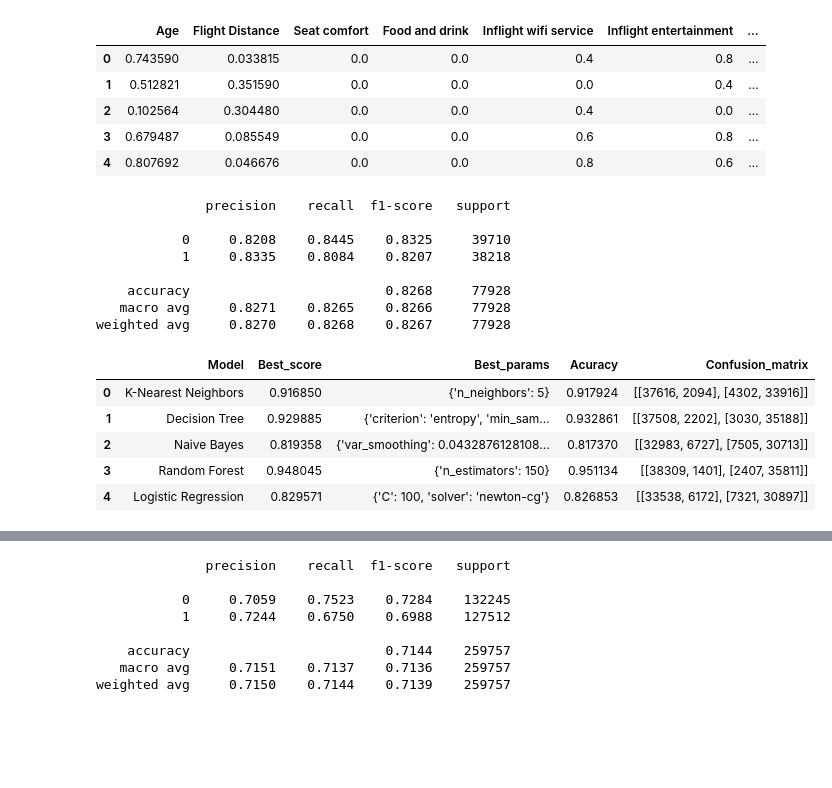
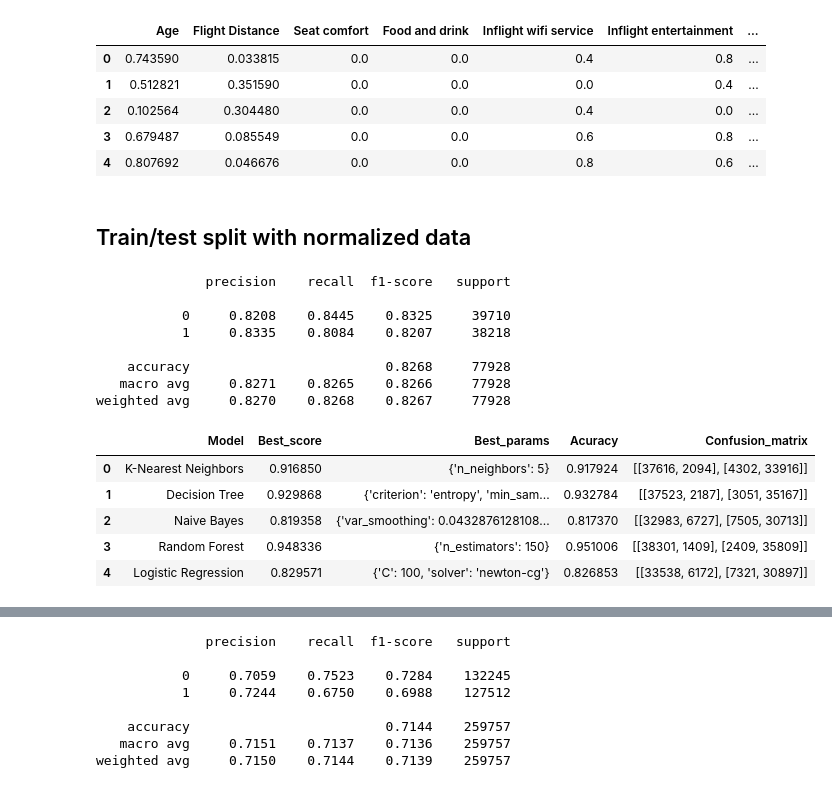
Before and after one commit to GhadahMajid/Project3, a Jupyter notebook: Project_3_Notebook.ipynb, the cells around one changed output, grey strips where cells are left out. Cells and saved outputs as stored; diff of their text form; code cells hidden in the pictures; blank space fills up the shorter version.

```diff
--- a/Project_3_Notebook.ipynb
+++ b/Project_3_Notebook.ipynb
@@ -502,6 +502,8 @@ X_scaled.head()
 | 2 | 0.102564 | 0.304480 | 0.0 | 0.0 | 0.4 | 0.0 | ... |
 | 3 | 0.679487 | 0.085549 | 0.0 | 0.0 | 0.6 | 0.8 | ... |
 | 4 | 0.807692 | 0.046676 | 0.0 | 0.0 | 0.8 | 0.6 | ... |
+# %% [markdown]
+## Train/test split with normalized data
 # %%
 Xscaled_train, Xscaled_test, yscaled_train, yscaled_test = train_test_split(X_scaled, y, test_size=0.3, random_state=100)
 # %%
@@ -545,36 +547,36 @@ model_params = {
         'params' : {
             'n_estimators': [10,100, 150]
         }
     },
     'Logistic Regression' : {
         'model': LogisticRegression(),
         'params': {
             'C': [1,10,100],
             'solver': ['newton-cg', 'liblinear']
         }
     }
 }
 
 scores = []
 
 for model_name, mp in model_params.items():
     clf =  GridSearchCV(mp['model'], mp['params'], cv=5, return_train_score=False)
     clf.fit(Xscaled_train, yscaled_train)
     predictions = clf.predict(Xscaled_test)
     scores.append({
         'Model': model_name,
         'Best_score': clf.best_score_,
         'Best_params': clf.best_params_,
         'Acuracy': accuracy_score(yscaled_test,predictions),
         'Confusion_matrix': confusion_matrix(yscaled_test,predictions)
     })
 
-df_train_test_split = pd.DataFrame(scores,columns=['Model','Best_score','Best_params', 'Acuracy','Confusion_matrix'])
-df_train_test_split
+df_train_test_splitN = pd.DataFrame(scores,columns=['Model','Best_score','Best_params', 'Acuracy','Confusion_matrix'])
+df_train_test_splitN
 # %% [output]
 |  | Model | Best_score | Best_params | Acuracy | Confusion_matrix |
 | 0 | K-Nearest Neighbors | 0.916850 | {'n_neighbors': 5} | 0.917924 | [[37616, 2094], [4302, 33916]] |
-| 1 | Decision Tree | 0.929885 | {'criterion': 'entropy', 'min_sam... | 0.932861 | [[37508, 2202], [3030, 35188]] |
+| 1 | Decision Tree | 0.929868 | {'criterion': 'entropy', 'min_sam... | 0.932784 | [[37523, 2187], [3051, 35167]] |
 | 2 | Naive Bayes | 0.819358 | {'var_smoothing': 0.0432876128108... | 0.817370 | [[32983, 6727], [7505, 30713]] |
-| 3 | Random Forest | 0.948045 | {'n_estimators': 150} | 0.951134 | [[38309, 1401], [2407, 35811]] |
+| 3 | Random Forest | 0.948336 | {'n_estimators': 150} | 0.951006 | [[38301, 1409], [2409, 35809]] |
 | 4 | Logistic Regression | 0.829571 | {'C': 100, 'solver': 'newton-cg'} | 0.826853 | [[33538, 6172], [7321, 30897]] |
```
Also changed, not shown: parts of 32 cells of this notebook.
